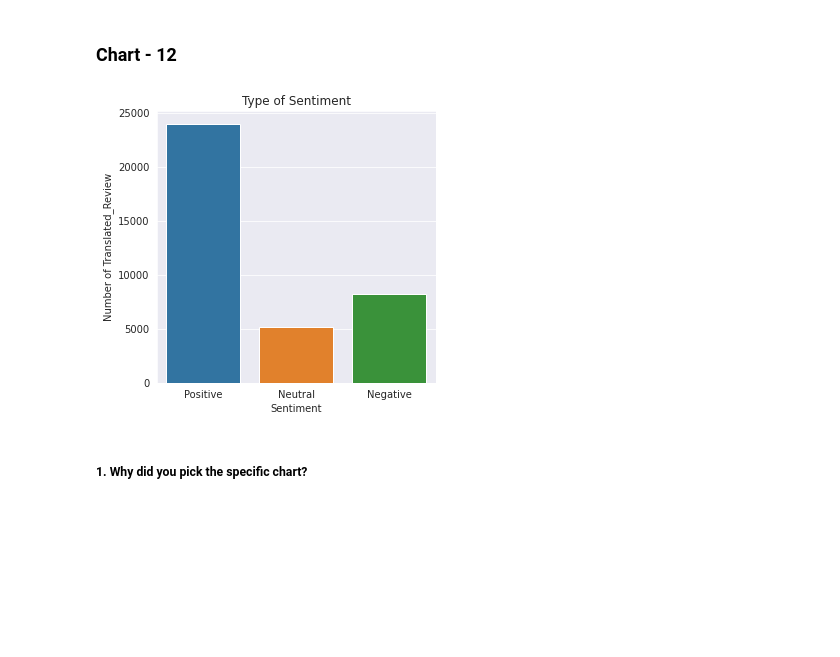
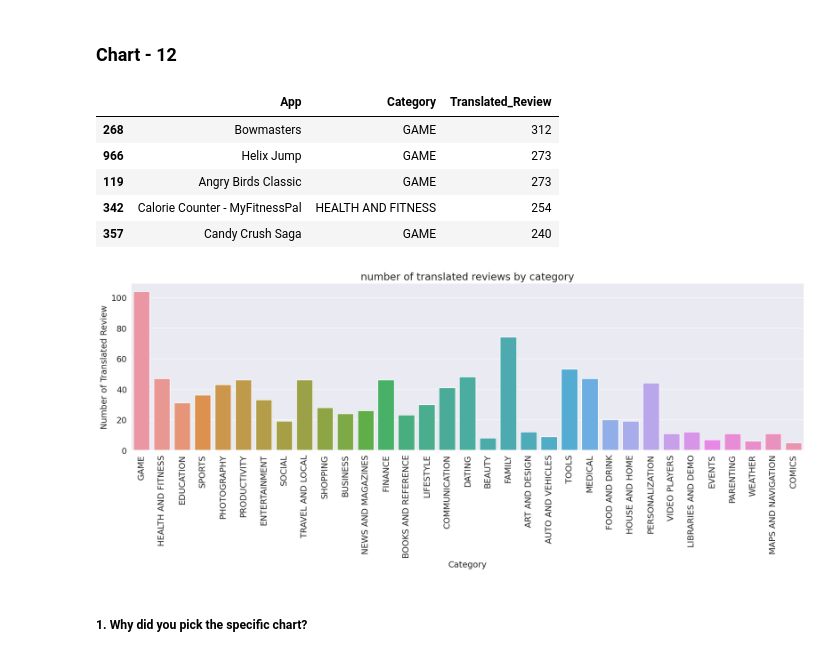
Before and after one commit to azizdafi/playstore-EDA, a Jupyter notebook: Final_Draft_Playstore_App_EDA_Submission_Sayed_Aziz1.ipynb, the cells around one changed output. Cells and saved outputs as stored; diff of their text form; code cells hidden in the pictures; blank space fills up the shorter version.

```diff
--- a/Final_Draft_Playstore_App_EDA_Submission_Sayed_Aziz1.ipynb
+++ b/Final_Draft_Playstore_App_EDA_Submission_Sayed_Aziz1.ipynb
@@ -96,8 +99,12 @@ import numpy as np
 import pandas as pd
 import seaborn as sns
 import matplotlib.pyplot as plt
+import warnings
+warnings.filterwarnings('ignore')
 import missingno as msno   #library to identify the missing values/numbers
 
+#setting font size throughout the notebook
+plt.rcParams.update({'font.size': 14})
 
 %matplotlib inline
 #to keep the graph visible even after the disconnect
@@ -714,5 +748,13 @@ Ratings vs Category (Box plot)
 # %%
 # Chart - 8 visualization code
 plt.xticks(rotation=90)
+plt.rcParams['figure.figsize'] = (15, 5)
+
+#Plot Code
 sns.boxplot(data=df, x="Category", y="Rating")
+
+#Describing details for the plots
+plt.title('Ratings with respect to various categories')
+plt.xlabel('Category')
+plt.ylabel('Rating')
 # %% [output]
@@ -821,15 +878,30 @@ Are there any insights that lead to negative growth? Justify with specific reaso
 Game category has most number of translated reviews.
 # %% [markdown]
 ### Chart - 12
+# %%
+a_name.head()
+# %% [output]
+|  | App | Category | Translated_Review |
+| 268 | Bowmasters | GAME | 312 |
+| 966 | Helix Jump | GAME | 273 |
+| 119 | Angry Birds Classic | GAME | 273 |
+| 342 | Calorie Counter - MyFitnessPal | HEALTH AND FITNESS | 254 |
+| 357 | Candy Crush Saga | GAME | 240 |
 # %%
 # Chart - 12 visualization
-plt.figure(figsize=(5, 5))
-sns.countplot(user_df['Sentiment'])
-plt.title('Type of Sentiment')
-plt.ylabel('Number of Translated_Review')
+plt.figure(figsize=(20, 5))
+
+#plotting
+sns.countplot(data = a_name, x = a_name['Category'])
+
+# Setting attributes to infer the plot
+plt.title('number of translated reviews by category')
+plt.ylabel('Number of Translated Review')
+plt.xlabel('Category')
+plt.xticks(rotation=90)
 plt.show()
 # %% [output]
-[figure, old version]
+[figure, new version]
 # %% [markdown]
 ##### 1. Why did you pick the specific chart?
 # %% [markdown]
```
Also changed, not shown: parts of 55 cells of this notebook.
